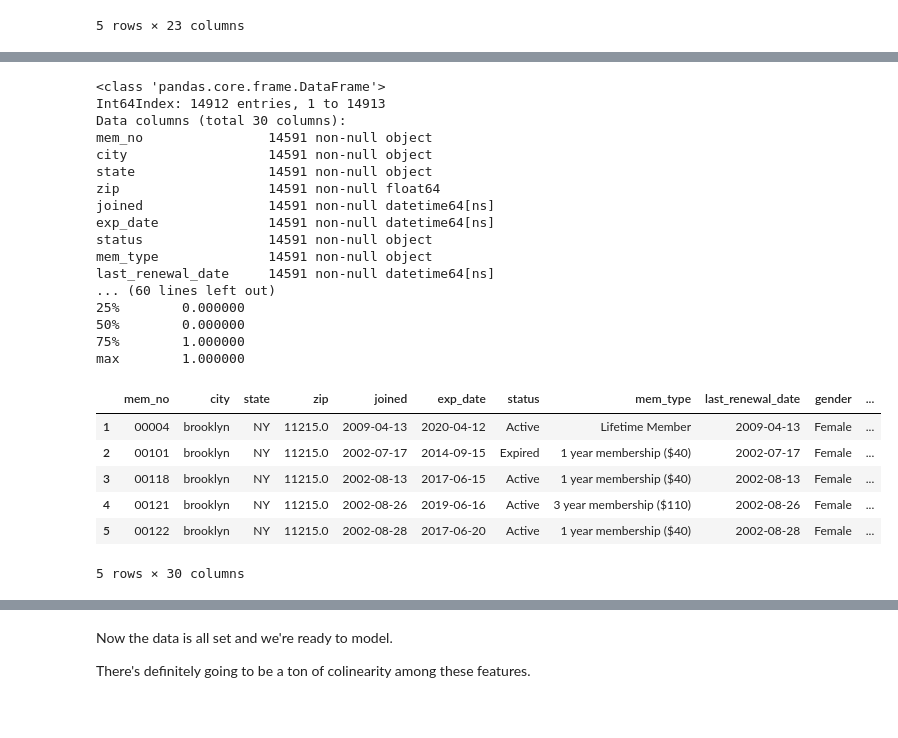
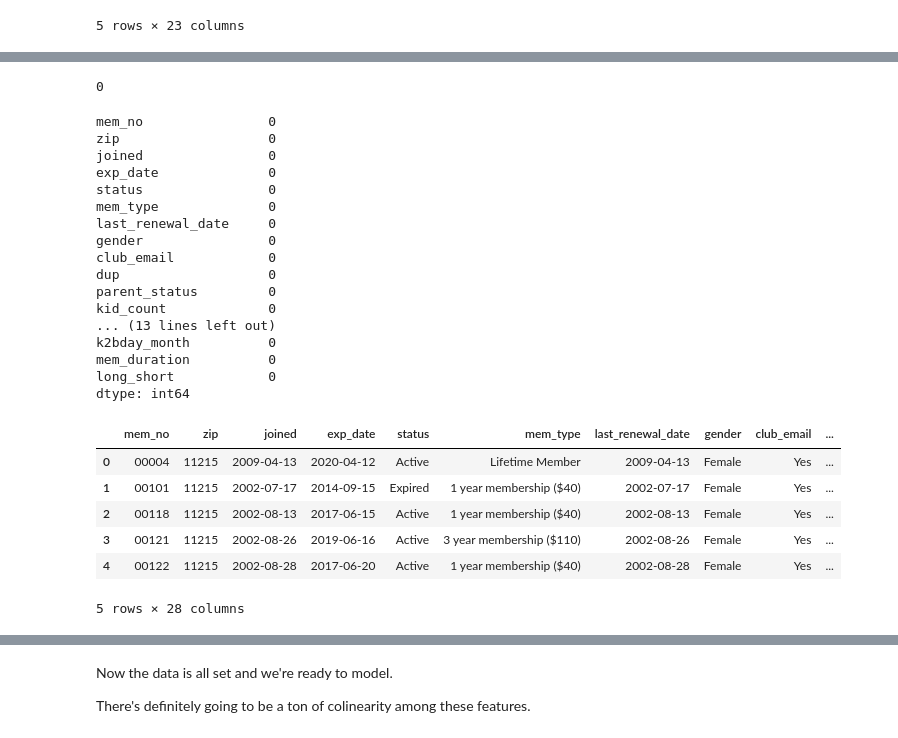
Before and after one commit to ajbentley/GA-DSI, a Jupyter notebook: projects/psp/psp_model-Copy1.ipynb, the cells around one changed output, grey strips where cells are left out. Drawn from its saved outputs; the diff is of its cells as text; code cells hidden in the pictures.

```diff
--- a/projects/psp/psp_model-Copy1.ipynb
+++ b/projects/psp/psp_model-Copy1.ipynb
@@ -101,7 +125,7 @@ dfn.kid2_bday = pd.to_datetime(dfn.kid2_bday, format='%m/%d/%y')
 # %%
 # getting rid of address and join reason
 
-dfn.drop(["address",'join_reason'], axis=1, inplace=True)
+dfn.drop(["address",'join_reason','city','state'], axis=1, inplace=True)
 
 dfn.head()
 # %% [output]
@@ -161,47 +184,60 @@ dfn['mem_duration'] = ((dfn['exp_date'] - dfn['joined'])/604800000000000).astype
 md = []
 
 for n in dfn.mem_duration:
-    if n > 104:
+    if n >= 104:
         md.append(1)
     else:
         md.append(0)
 
 md_s = pd.Series(md)
+# mdsl = ['mem_no']
+# mds = pd.DataFrame(dfn['mem_no'])
+md_s.isnull().sum()
+
+
+# mds.to_csv('../../projects/psp/dfmds.csv')
+# %% [output]
+0
 # %%
 # concat long-short to dfn
 
-dfn = pd.concat([dfn, md_s], axis=1)
-dfn.rename (columns={0:"long_short"}, inplace=True)
-dfn.drop([0], axis=0, inplace=True)
-print dfn.info()
-print " "
-print dfn.describe()
+dfn=dfn.set_index(md_s.index)
+# dfn['long_short'] = md_s.iloc[:,0].values
+dfn['long_short']=md_s
+
+# dfn = pd.concat([dfn,md_s], axis=1)
+# dfn.rename (columns={0:"long_short"}, inplace=True)
+# dfn.drop([0], axis=0, inplace=True)
+# print dfn.info()
+# print " "
+# print dfn.describe()
+print dfn.isnull().sum()
 dfn.head()
 # %% [output]
-<class 'pandas.core.frame.DataFrame'>
-Int64Index: 14912 entries, 1 to 14913
-Data columns (total 30 columns):
-mem_no                14591 non-null object
-city                  14591 non-null object
-state                 14591 non-null object
-zip                   14591 non-null float64
-joined                14591 non-null datetime64[ns]
-exp_date              14591 non-null datetime64[ns]
-status                14591 non-null object
-mem_type              14591 non-null object
-last_renewal_date     14591 non-null datetime64[ns]
-... (60 lines left out)
-25%        0.000000
-50%        0.000000
-75%        1.000000
-max        1.000000
+mem_no                0
+zip                   0
+joined                0
+exp_date              0
+status                0
+mem_type              0
+last_renewal_date     0
+gender                0
+club_email            0
+dup                   0
+parent_status         0
+kid_count             0
+... (13 lines left out)
+k2bday_month          0
+mem_duration          0
+long_short            0
+dtype: int64
-|  | mem_no | city | state | zip | joined | exp_date | status | mem_type | last_renewal_date | gender | ... |
-| 1 | 00004 | brooklyn | NY | 11215.0 | 2009-04-13 | 2020-04-12 | Active | Lifetime Member | 2009-04-13 | Female | ... |
-| 2 | 00101 | brooklyn | NY | 11215.0 | 2002-07-17 | 2014-09-15 | Expired | 1 year membership ($40) | 2002-07-17 | Female | ... |
-| 3 | 00118 | brooklyn | NY | 11215.0 | 2002-08-13 | 2017-06-15 | Active | 1 year membership ($40) | 2002-08-13 | Female | ... |
-| 4 | 00121 | brooklyn | NY | 11215.0 | 2002-08-26 | 2019-06-16 | Active | 3 year membership ($110) | 2002-08-26 | Female | ... |
-| 5 | 00122 | brooklyn | NY | 11215.0 | 2002-08-28 | 2017-06-20 | Active | 1 year membership ($40) | 2002-08-28 | Female | ... |
+|  | mem_no | zip | joined | exp_date | status | mem_type | last_renewal_date | gender | club_email | ... |
+| 0 | 00004 | 11215 | 2009-04-13 | 2020-04-12 | Active | Lifetime Member | 2009-04-13 | Female | Yes | ... |
+| 1 | 00101 | 11215 | 2002-07-17 | 2014-09-15 | Expired | 1 year membership ($40) | 2002-07-17 | Female | Yes | ... |
+| 2 | 00118 | 11215 | 2002-08-13 | 2017-06-15 | Active | 1 year membership ($40) | 2002-08-13 | Female | Yes | ... |
+| 3 | 00121 | 11215 | 2002-08-26 | 2019-06-16 | Active | 3 year membership ($110) | 2002-08-26 | Female | Yes | ... |
+| 4 | 00122 | 11215 | 2002-08-28 | 2017-06-20 | Active | 1 year membership ($40) | 2002-08-28 | Female | Yes | ... |
-5 rows × 30 columns
+5 rows × 28 columns
 # %%
 # creating df for diff b/n birth and join
 
```
Also changed, not shown: parts of 132 cells of this notebook, 9 other files.
